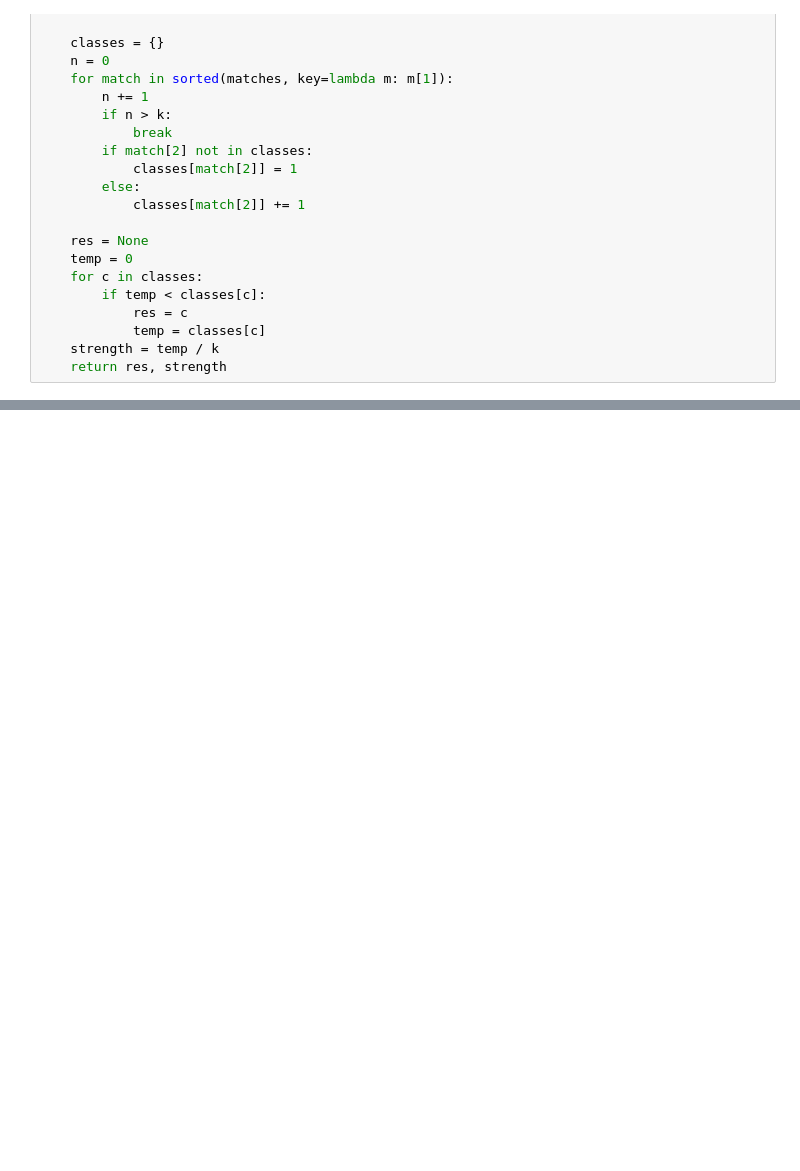
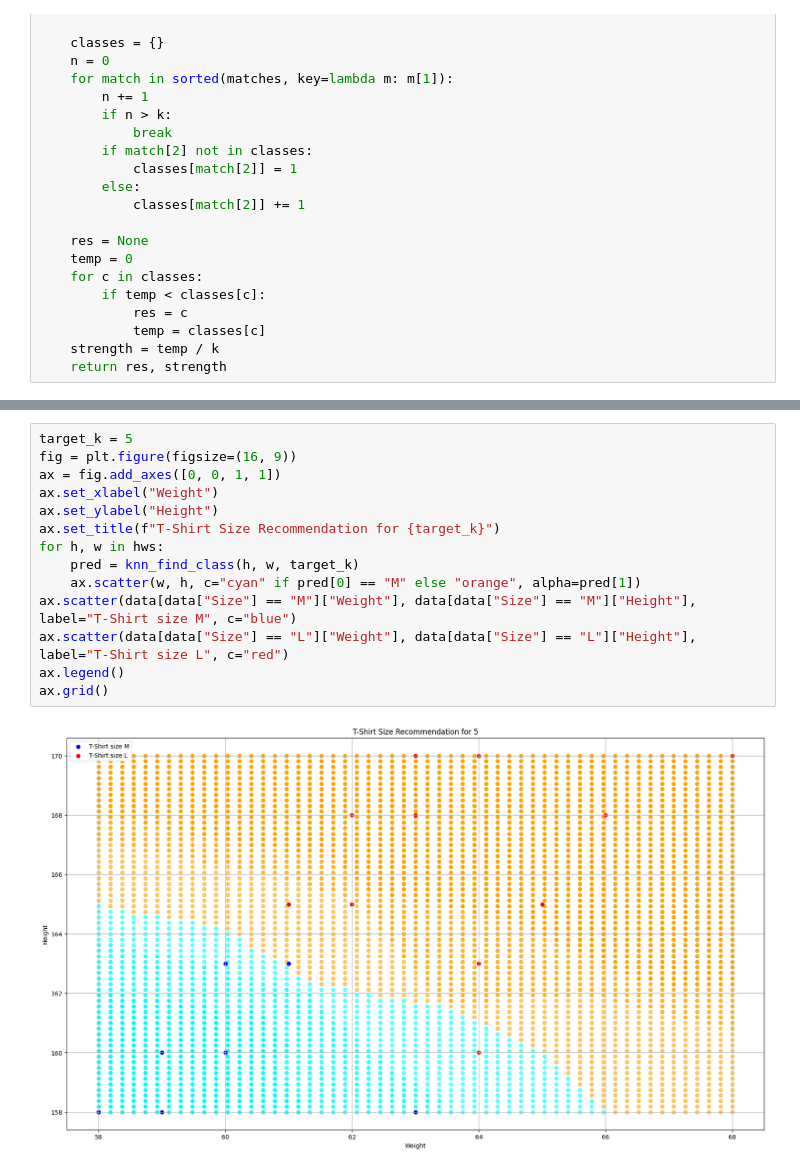
Before and after one commit to hseysen/machine_learning_bhos, a Jupyter notebook: code/tshirt.ipynb, the cells around one changed output, grey strips where cells are left out. Drawn from its saved outputs; the diff is of its cells as text; blank space fills up the shorter version.

```diff
--- a/code/tshirt.ipynb
+++ b/code/tshirt.ipynb
@@ -74,0 +76,16 @@ ax.grid()
+# %%
+target_k = 5
+fig = plt.figure(figsize=(16, 9))
+ax = fig.add_axes([0, 0, 1, 1])
+ax.set_xlabel("Weight")
+ax.set_ylabel("Height")
+ax.set_title(f"T-Shirt Size Recommendation for {target_k}")
+for h, w in hws:
+    pred = knn_find_class(h, w, target_k)
+    ax.scatter(w, h, c="cyan" if pred[0] == "M" else "orange", alpha=pred[1])
+ax.scatter(data[data["Size"] == "M"]["Weight"], data[data["Size"] == "M"]["Height"], label="T-Shirt size M", c="blue")
+ax.scatter(data[data["Size"] == "L"]["Weight"], data[data["Size"] == "L"]["Height"], label="T-Shirt size L", c="red")
+ax.legend()
+ax.grid()
+# %% [output]
+[figure, added]
```
Also changed, not shown: parts of 4 cells of this notebook.
